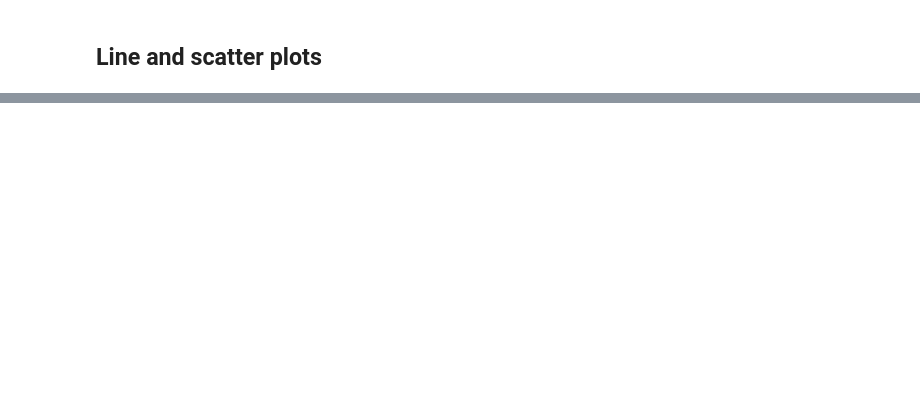
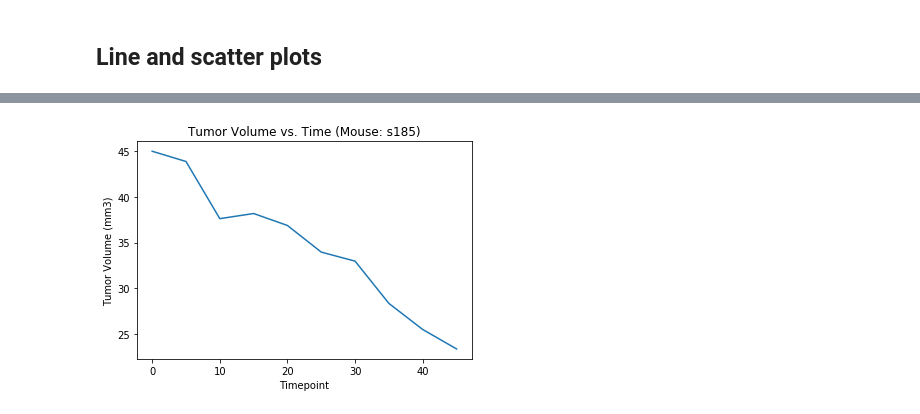
Before and after one commit to hsnguyen1995/uci_hw, a Jupyter notebook: Unit5MatplotlibHomework/Pymaceuticals/pymaceuticals_starter.ipynb, the cells around one changed output, grey strips where cells are left out. Cells and saved outputs as stored; diff of their text form; code cells hidden in the pictures; blank space fills up the shorter version.

```diff
--- a/Unit5MatplotlibHomework/Pymaceuticals/pymaceuticals_starter.ipynb
+++ b/Unit5MatplotlibHomework/Pymaceuticals/pymaceuticals_starter.ipynb
@@ -188,3 +264,5 @@ plt.show
 ## Line and scatter plots
 # %%
 # Generate a line plot of time point versus tumor volume for a mouse treated with Capomulin
+capDF = combined_data.loc[combined_data["Drug Regimen"] == "Capomulin"]
+capDF.head()
@@ -191,2 +276,11 @@ plt.show
+# %%
+mouse = capDF.loc[capDF["Mouse ID"] == "s185"]
+plt.plot(mouse["Timepoint"], mouse["Tumor Volume (mm3)"])
+plt.xlabel("Timepoint")
+plt.ylabel("Tumor Volume (mm3)")
+plt.title("Tumor Volume vs. Time (Mouse: s185)")
+plt.show()
+# %% [output]
+[figure, added]
 # %%
 # Generate a scatter plot of mouse weight versus average tumor volume for the Capomulin regimen
```
Also changed, not shown: parts of 9 cells of this notebook.
